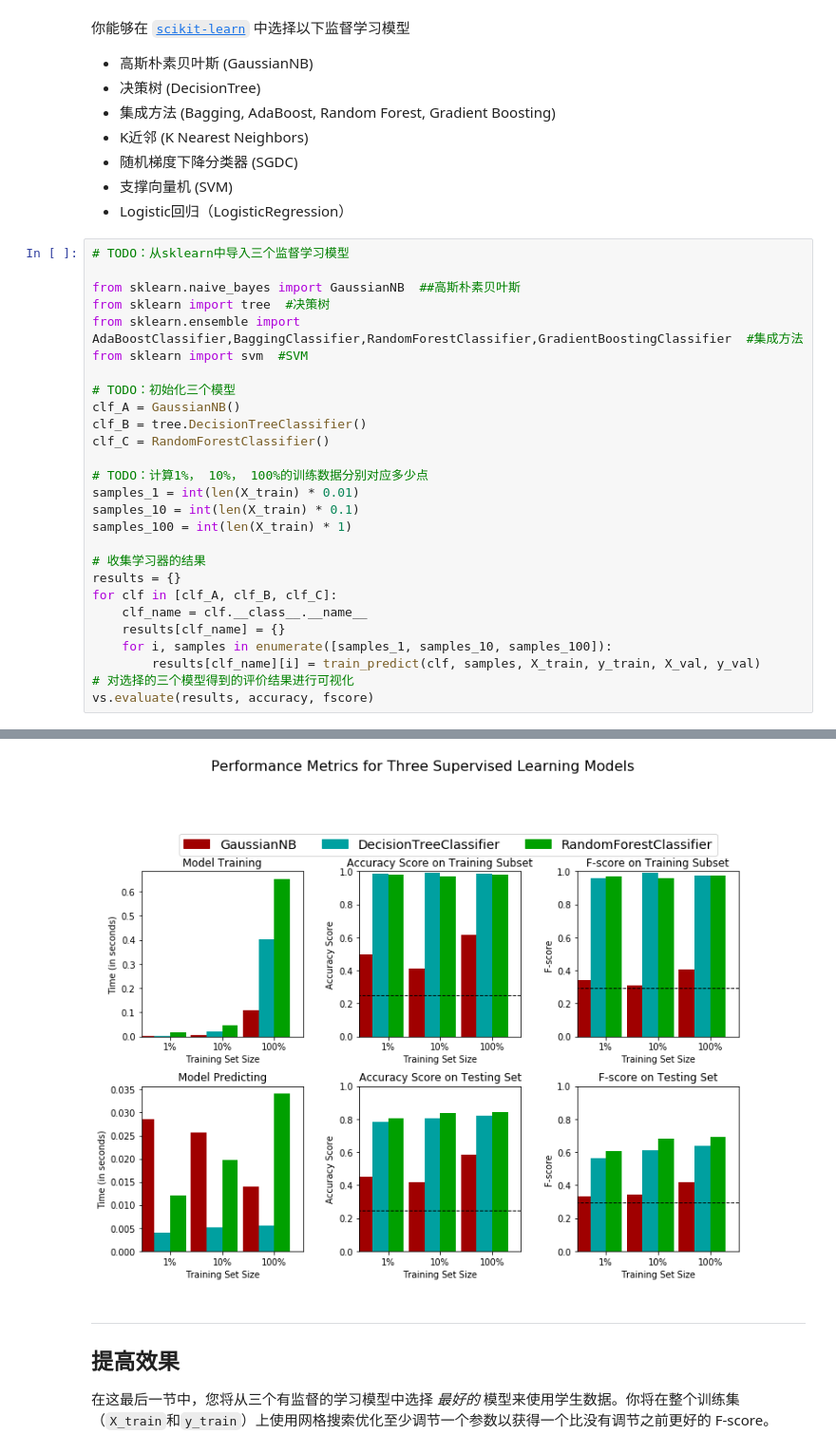
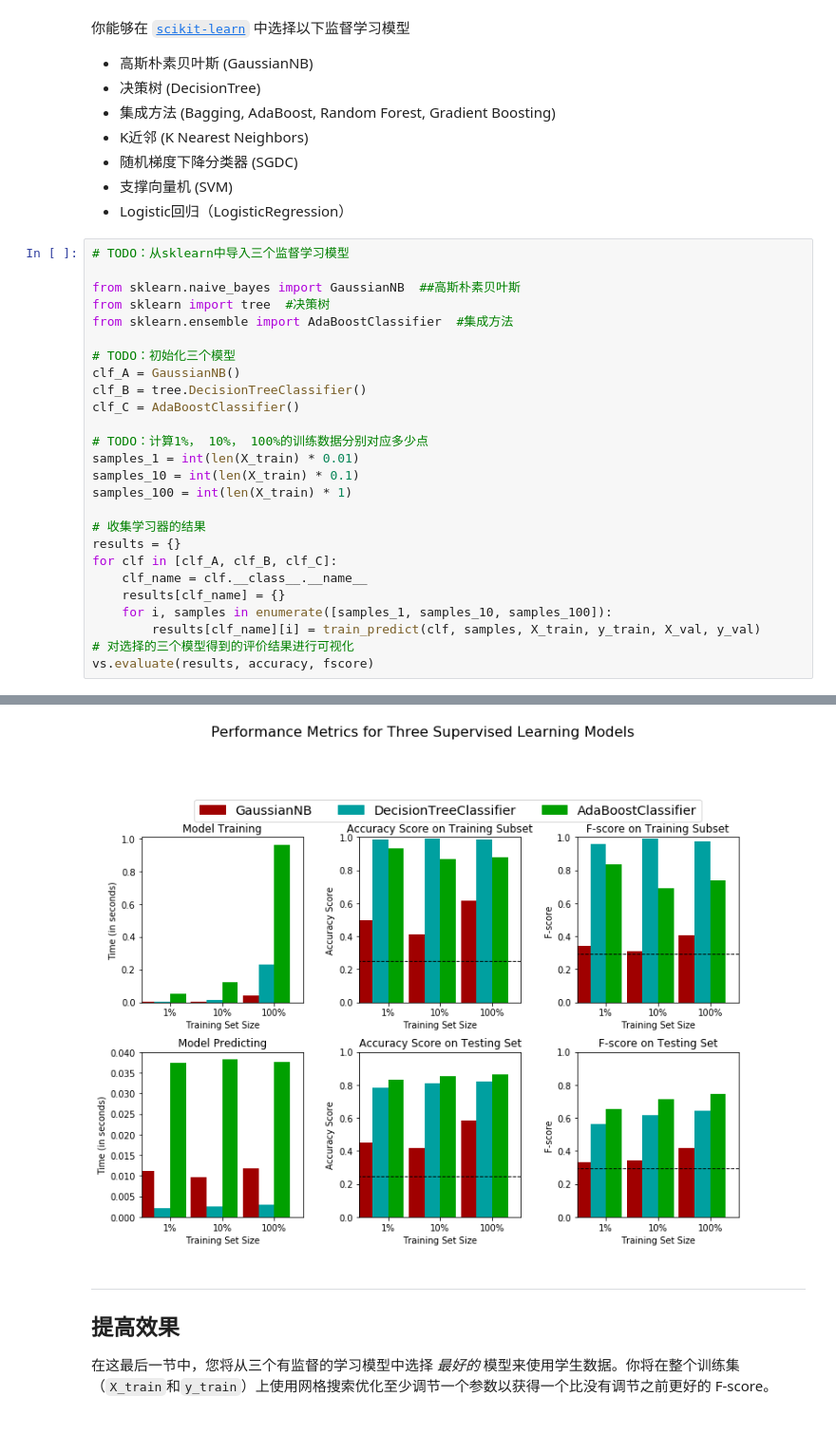
Before and after one commit to versun/udacity_projects, a Jupyter notebook: B-监督学习/P2-为慈善机构寻找捐助者/finding_donors.ipynb, the cells around one changed output, grey strips where cells are left out. Shown at 95% size. Saved outputs shown, nothing was run; the diff lists cells and outputs as text.

```diff
--- a/B-监督学习/P2-为慈善机构寻找捐助者/finding_donors.ipynb
+++ b/B-监督学习/P2-为慈善机构寻找捐助者/finding_donors.ipynb
@@ -388,13 +431,12 @@ def train_predict(learner, sample_size, X_train, y_train, X_val, y_val):
 
 from sklearn.naive_bayes import GaussianNB  ##高斯朴素贝叶斯
 from sklearn import tree  #决策树
-from sklearn.ensemble import AdaBoostClassifier,BaggingClassifier,RandomForestClassifier,GradientBoostingClassifier  #集成方法
-from sklearn import svm  #SVM
+from sklearn.ensemble import AdaBoostClassifier  #集成方法
 
 # TODO：初始化三个模型
 clf_A = GaussianNB()
 clf_B = tree.DecisionTreeClassifier()
-clf_C = RandomForestClassifier()
+clf_C = AdaBoostClassifier()
 
 # TODO：计算1%， 10%， 100%的训练数据分别对应多少点
 samples_1 = int(len(X_train) * 0.01)
@@ -423,4 +465,4 @@ RandomForestClassifier trained on 28941 samples.
-[figure, old version]
+[figure, new version]
 # %% [markdown]
 ----
 ## 提高效果
```
Also changed, not shown: parts of 8 cells of this notebook.
